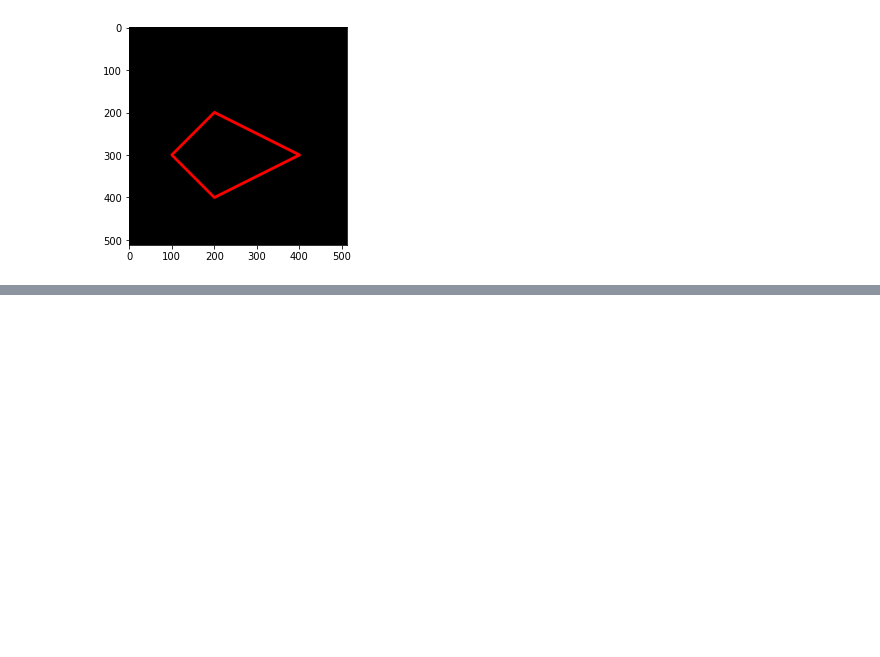
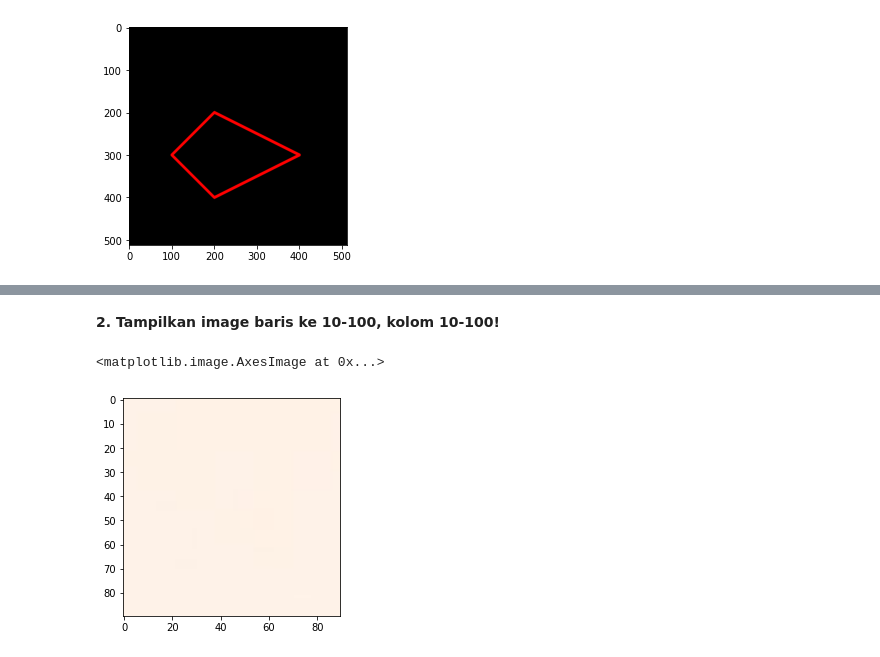
Before and after one commit to itamarashofinia/PC_SMT6_2023, a Jupyter notebook: PC_Modul2.ipynb, the cells around one changed output, grey strips where cells are left out. Drawn from its saved outputs; the diff is of its cells as text; code cells hidden in the pictures; blank space fills up the shorter version.

```diff
--- a/PC_Modul2.ipynb
+++ b/PC_Modul2.ipynb
@@ -164,0 +188,8 @@ plt.imshow(black_img2)
+# %% [markdown]
+**2. Tampilkan image baris ke 10-100, kolom 10-100!**
+# %%
+img_tg2 = cv.imread('/content/drive/MyDrive/PC/gemoy.jpg')
+plt.imshow(img_tg2[10:100,10:100])
+# %% [output]
+<matplotlib.image.AxesImage at 0x...>
+[figure, added]
```
Also changed, not shown: parts of 9 cells of this notebook.
